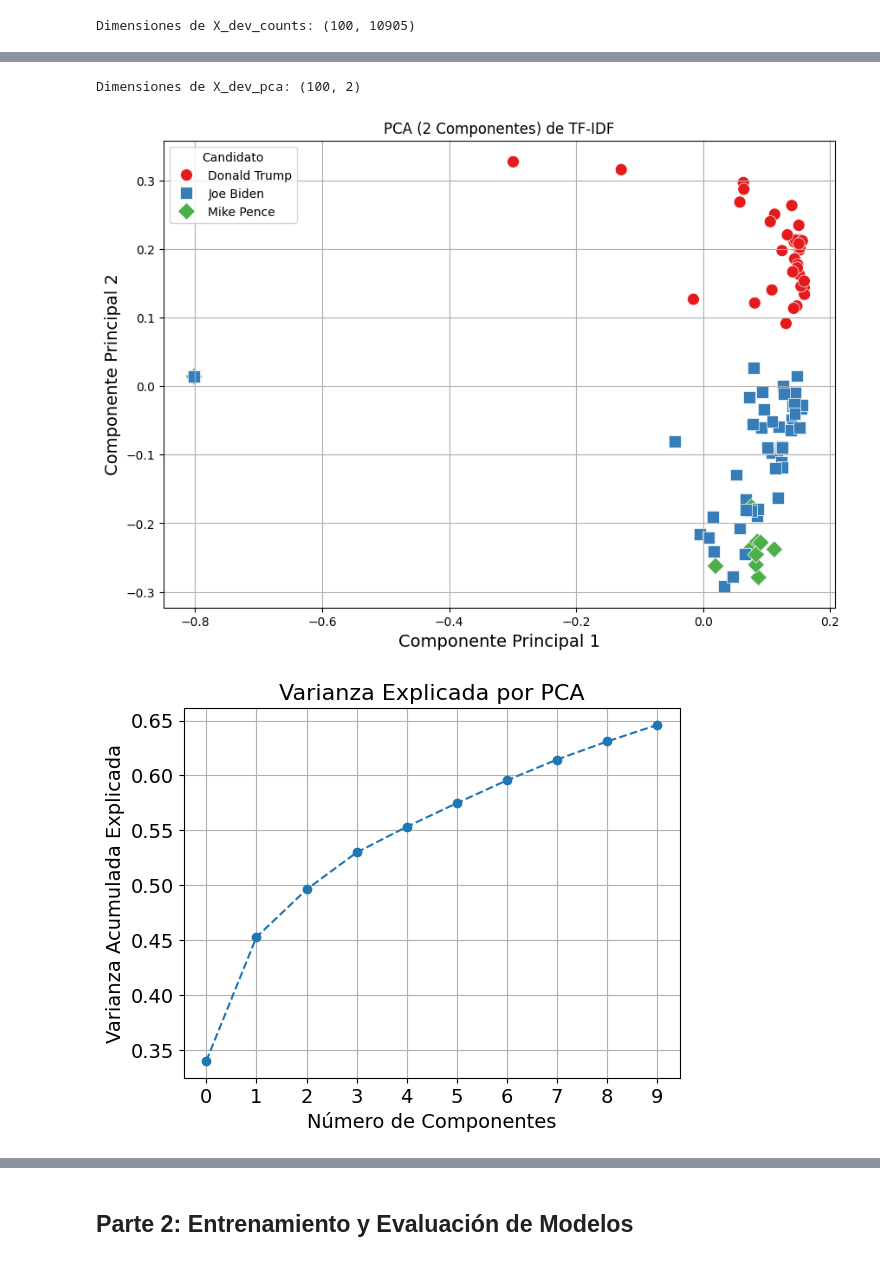
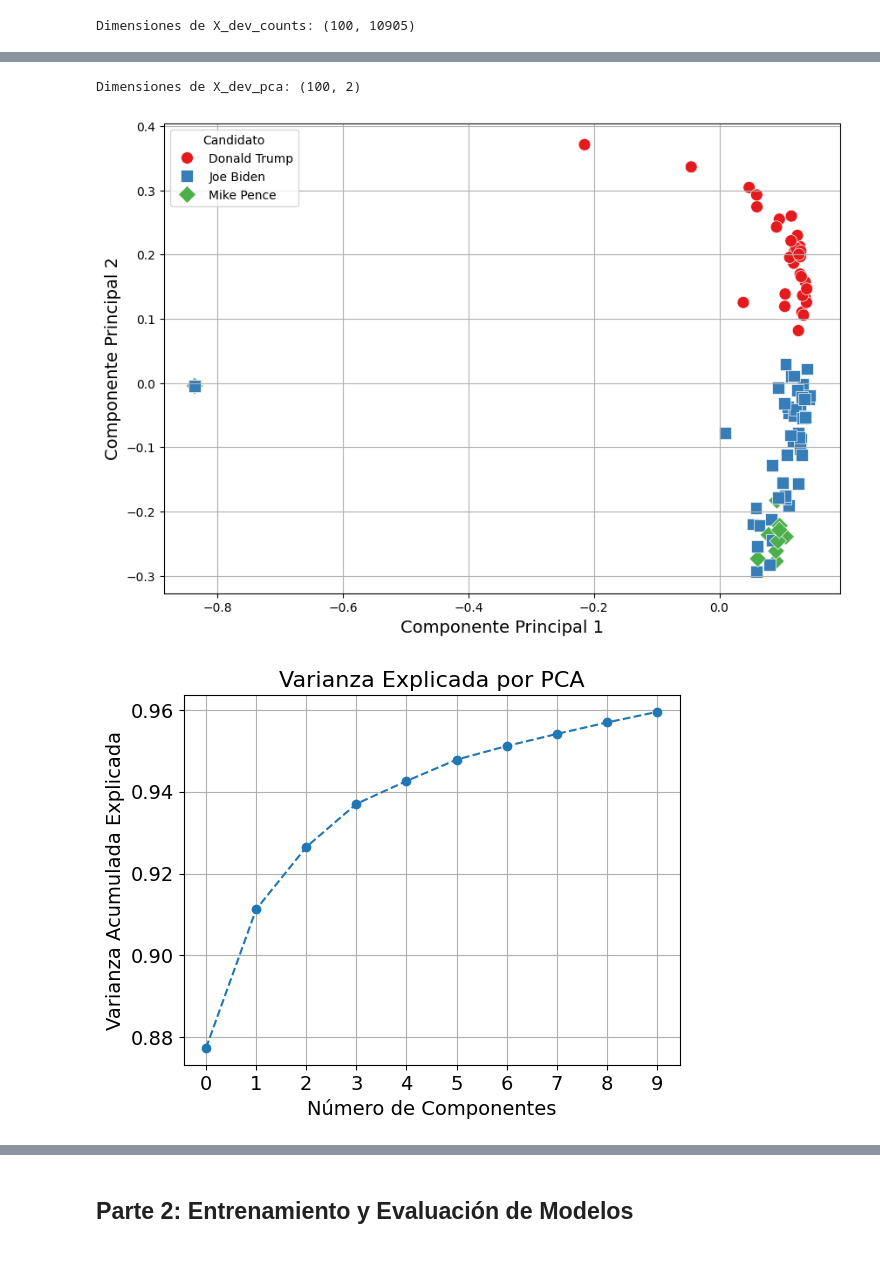
Before and after one commit to Francisco-Garchitorena/IntroCD_Izquierdo_Garchitorena, a Jupyter notebook: Tarea_2/us2020_propuesta_estudiantes_FINAL.ipynb, the cells around one changed output, grey strips where cells are left out. Drawn from its saved outputs; the diff is of its cells as text; code cells hidden in the pictures.

```diff
--- a/Tarea_2/us2020_propuesta_estudiantes_FUNCIONA.ipynb
+++ b/Tarea_2/us2020_propuesta_estudiantes_FINAL.ipynb
@@ -387,14 +353,32 @@ Matriz dispersa:
 # %%
 # 4: Obtenga la representación numérica Term Frequency - Inverse Document Frequency.
 # Crear el transformador TF-IDF
-tfidf_transformer = TfidfTransformer()
+tfidf_transformer = TfidfTransformer(use_idf=False)  # use_idf=False para usar solo la frecuencia de término (TF)
+
 # Ajustar y transformar el conjunto de entrenamiento
 X_dev_tfidf = tfidf_transformer.fit_transform(X_dev_counts)
+
 # Transformar el conjunto de prueba
 X_test_tfidf = tfidf_transformer.transform(X_test_counts)
+
 # Verificar las dimensiones de la matriz TF-IDF
 print(f"Dimensiones de X_dev_tfidf: {X_dev_tfidf.shape}")
-# Visualizar los primeros 5 términos del vocabulario
-print("Primeros 5 términos del vocabulario:", vectorizer.get_feature_names_out()[:5])
+
+# Visualizar los primeros 5 términos con mayor TF-IDF en el conjunto de entrenamiento
+feature_names = vectorizer.get_feature_names_out()
+# Obtener los índices de los términos con mayor TF-IDF
+top_n = 5
+top_indices = np.argsort(X_dev_tfidf.toarray().sum(axis=0))[-top_n:]  # Sumo las filas para obtener el TF-IDF total de cada término
+top_terms = feature_names[top_indices]
+print("Términos con mayor TF-IDF en el conjunto de entrenamiento:")
+for term in top_terms:
+    print(term)
+# Visualizar los términos con mayor TF-IDF
+plt.figure(figsize=(10, 6))
+plt.barh(top_terms, X_dev_tfidf.toarray().sum(axis=0)[top_indices], color='skyblue')
+plt.xlabel('TF-IDF')
+plt.title('Términos con mayor TF en el conjunto de entrenamiento')
+plt.gca().invert_yaxis()  # Invertir el eje y para mostrar el término con mayor TF-IDF en la parte superior
+plt.show()
 # %% [output]
 Dimensiones de X_dev_tfidf: (100, 10905)
@@ -402,50 +392,54 @@ Primeros 5 términos del vocabulario: ['aa' 'aaa' 'aapi' 'ab' 'abandon']
 # %%
-# 5 :Muestre en un mapa el conjunto de entrenamiento, utilizando las dos primeras componentes PCA sobre los vectores de tf-idf.
-# Aplicar PCA para reducir la dimensionalidad a 2 componentes---PRIMERA ITERACION: IDF FALSO Y CON STOPWORDS
+# 5: Muestre en un mapa el conjunto de entrenamiento, utilizando las dos primeras componentes PCA sobre los vectores de tf-idf.
+
+# ---PRIMERA ITERACION: IDF FALSO Y SIN FILTRAR STOPWORDS---
+
+# Aplicar PCA para reducir la dimensionalidad a 2 componentes
 pca = PCA(n_components=2)
 X_dev_pca = pca.fit_transform(X_dev_tfidf.toarray())  # Convertimos la matriz dispersa a un array denso para PCA
+
 # Verificar las dimensiones de la matriz PCA
 print(f"Dimensiones de X_dev_pca: {X_dev_pca.shape}")
+
 # Crear un DataFrame para facilitar la visualización
 df_pca = pd.DataFrame(X_dev_pca, columns=['Component 1', 'Component 2'])
+
 # Agregar la columna de etiquetas
 df_pca['Speaker'] = y_dev
+
 # Visualizar los datos en un mapa de dispersión
 # Crear DataFrame para graficar
 df_plot = pd.DataFrame({
     'PC1': X_dev_pca[:, 0],
     'PC2': X_dev_pca[:, 1],
     'Candidato': df_pca["Speaker"]
 })
 
 plt.figure(figsize=(10, 7))
 sns.scatterplot(data=df_plot, x="PC1", y="PC2", hue="Candidato",palette="Set1", style="Candidato", markers=["o", "s", "D"], s=100, edgecolor='w', linewidth=0.5)
-plt.title("PCA (2 Componentes) de TF-IDF")
 plt.xlabel("Componente Principal 1",fontsize=14)
 plt.ylabel("Componente Principal 2",fontsize=14)
 plt.grid(True)
 plt.show()
 
-# Guardar la figura antes de mostrarla
 
-# Haga una visualización que permita entender cómo varía la varianza explicada a medida que se agregan componentes (e.g: hasta 10 componentes).
-
+# Visualización que permita entender cómo varía la varianza explicada a medida que se agregan componentes (e.g: hasta 10 componentes).
 
 pca = PCA(n_components=10)
-X_pca = pca.fit_transform(X_dev_tfidf.toarray())
+X_pca = pca.fit_transform(X_dev_counts.toarray())
 
 plt.plot(np.cumsum(pca.explained_variance_ratio_), marker='o', linestyle='--')
 plt.xlabel("Número de Componentes",fontsize=14)
 plt.xticks(np.arange(0, 10, 1), fontsize=14)
 plt.yticks(fontsize=14)
 plt.ylabel("Varianza Acumulada Explicada",fontsize=14)
 plt.title("Varianza Explicada por PCA",fontsize=16)
 plt.grid(True)
 plt.show()
 # %% [output]
 Dimensiones de X_dev_pca: (100, 2)
-[figure, old version]
+[figure, new version]
-[figure, old version]
+[figure, new version]
 # %%
 ####### AFINO EL ANÁLISIS SACANDO STOPWORDS Y CON IDF VERDADERO #######
 
```
Also changed, not shown: parts of 32 cells of this notebook, 1 other file.
